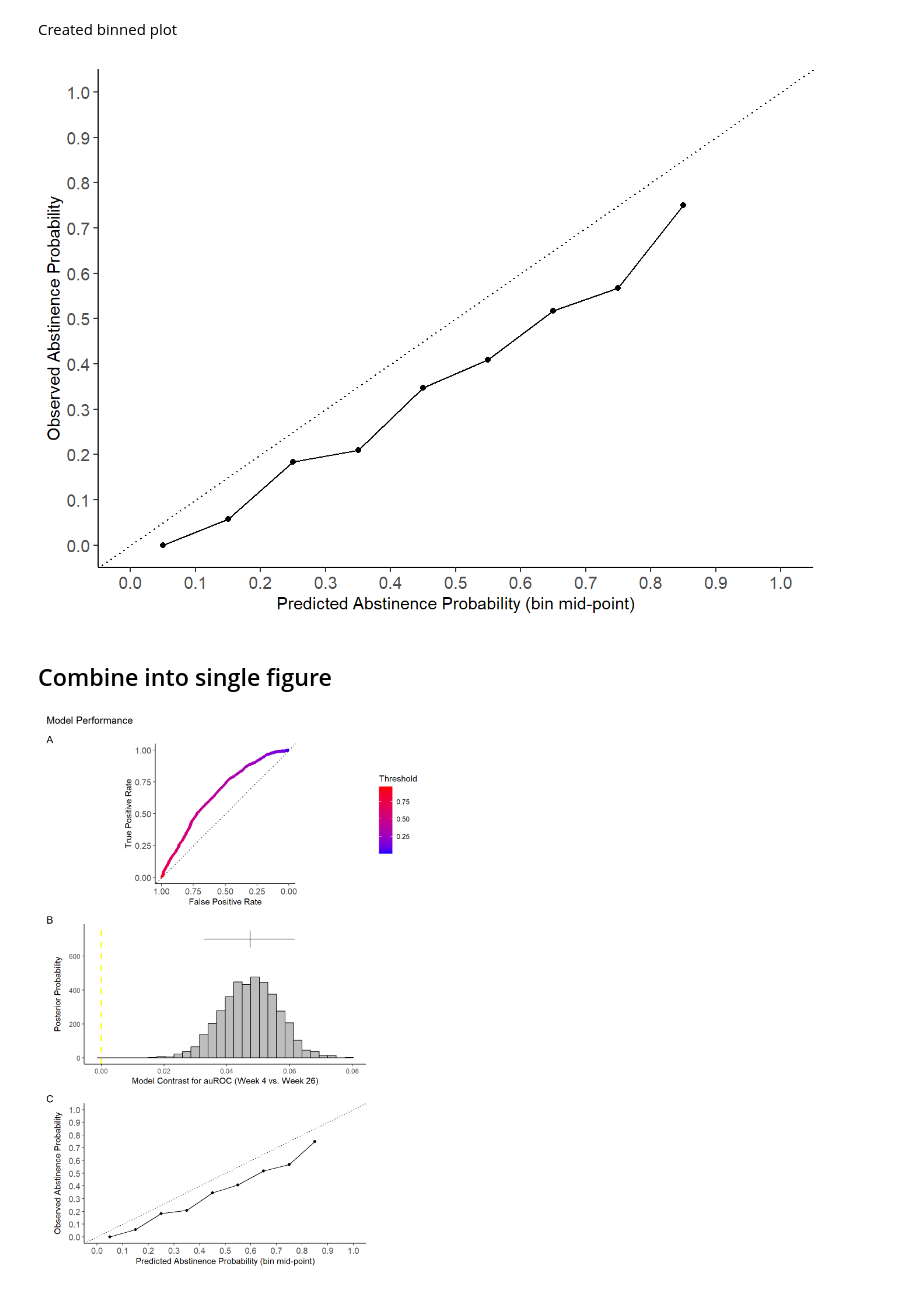
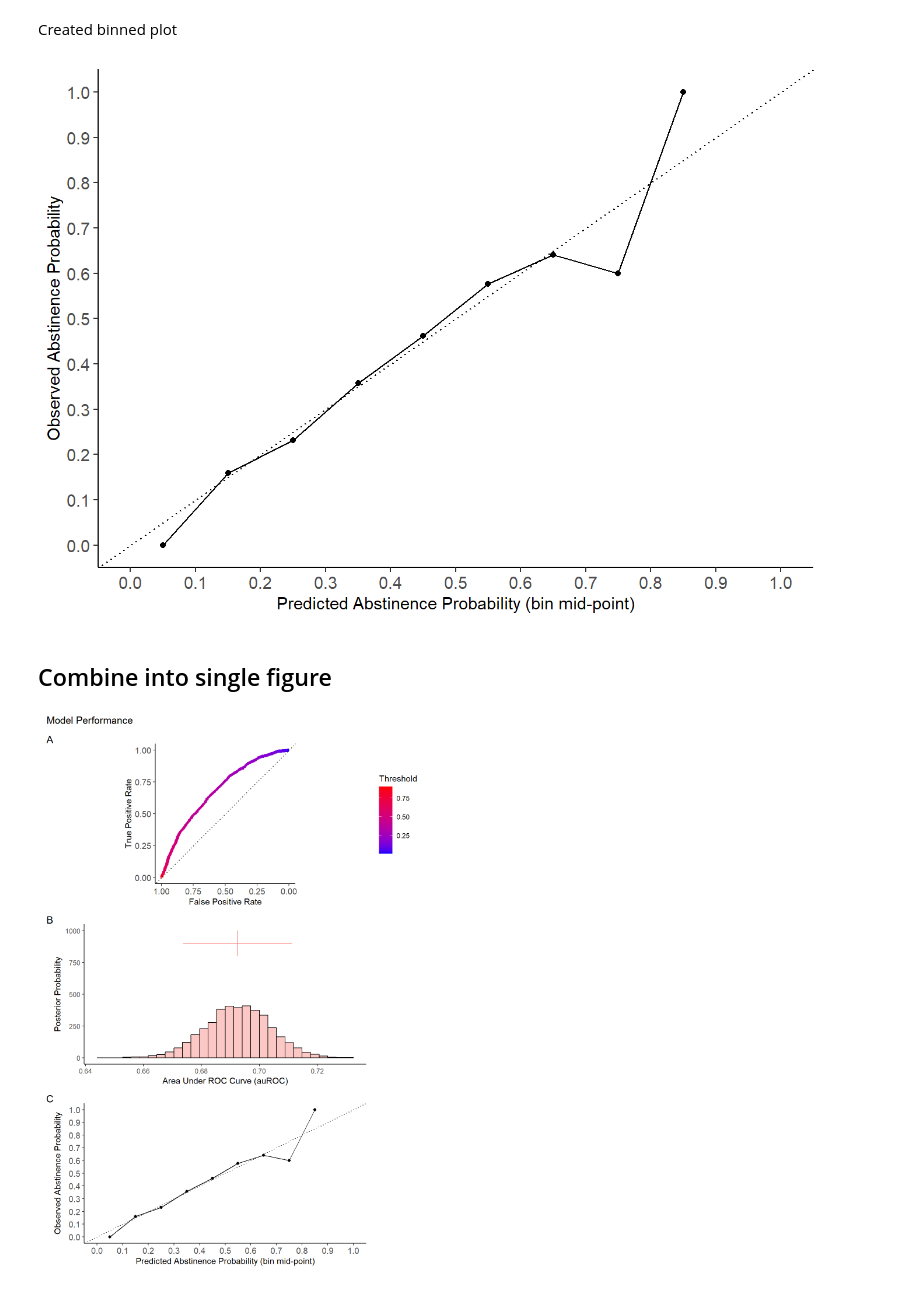
Before and after one commit to jjcurtin/study_match, a Jupyter notebook: notebooks/mak_fig_1.embed.ipynb, the cells around one changed output. Cells and saved outputs as stored; diff of their text form; code cells hidden in the pictures.

```diff
--- a/notebooks/mak_fig_1.embed.ipynb
+++ b/notebooks/mak_fig_1.embed.ipynb
@@ -31,7 +31,7 @@ Can review online docs for
 ### Set Up Environment
 # %%
 study <- "match"
-version <- "v5"
+version <- "v6"
 cv <- "nested"
 # %% [markdown]
 Packages for script ::: {.cell}
@@ -487,0 +548,3 @@ Create plot
+# %%
+pp <- read_rds(file.path("P:/studydata/match/models/",
+                         str_c("posteriors_", version, "_nested.rds")))
@@ -487,0 +553,4 @@ Create plot
+# %%
+pp_tidy <- pp |>
+  tidy(seed = 123) |>
+  glimpse()
@@ -488,24 +564,24 @@ Create plot
 # %%
 #| label: fig-pp-wk4
-#| fig-cap: "Posterior Probabilities Distribution"
+#| fig-cap: "Posterior Probability Distribution"
 
 fig_pp <- pp_tidy |>
-  mutate(model = factor(model,
-                        levels = "roc_auc",
-                        labels = "Week 4")) |>
+  mutate(model = factor(model, levels = c("week_4", "week_12", "week_26"),
+                        labels = c("Week 4", "Week 12", "Week 26"))) |>
+  filter(model == "Week 4") |>
   ggplot() +
-  geom_histogram(aes(x = posterior, fill = model),
-                 color = "black", alpha = .4,
+  geom_histogram(aes(x = posterior, fill = model), color = "black", alpha = .4,
                  bins = 30) +
-  geom_segment(mapping = aes(y = y + 100, yend = y - 100,
-                             x = mean, xend = mean,
+  geom_segment(mapping = aes(y = y, yend = y - 200, x = mean, xend = mean,
                              color = model),
-               data = ci_week4) +
-  geom_segment(mapping = aes(y = y, yend = y,
-                             x = lower, xend = upper,
-                             color = model),
-               data = ci_week4) +
-  scale_y_continuous("Posterior Probability",
-                     breaks = c(0, 250, 500, 750)) +
-  xlab("Area Under ROC Curve") +
+               data = ci) +
+  geom_segment(mapping = aes(y = y - 100, yend = y - 100,
+                             x = lower, xend = upper, color = model),
+               data = ci) +
+  scale_y_continuous("Posterior Probability") +
+  labs(
+    x = "Area Under ROC Curve (auROC)",
+  ) +
   theme(legend.position = "none")
+
+fig_pp
@@ -594,34 +647,34 @@ fig_cal_bins <- d_cal |>
   mutate(bins = as.numeric(bins),
          midpoints = bin_width/2 + bin_width * (bins - 1))  |>
   ggplot(data = _, aes(x = midpoints, y = mean_abstinent)) +
-    geom_abline(slope = 1, intercept = 0, linetype = "dotted") +
-    geom_line() +
-    geom_point() +
-    xlab("Predicted Abstinence Probability (bin mid-point)") +
-    ylab("Observed Abstinence Probability") +
-    scale_x_continuous(breaks = seq(0, 1, bin_width),
-                       limits = c(0, 1)) +
-    scale_y_continuous(breaks = seq(0, 1, bin_width),
-                       limits = c(0, 1)) +
+  geom_abline(slope = 1, intercept = 0, linetype = "dotted") +
+  geom_line() +
+  geom_point() +
+  xlab("Predicted Abstinence Probability (bin mid-point)") +
+  ylab("Observed Abstinence Probability") +
+  scale_x_continuous(breaks = seq(0, 1, bin_width),
+                     limits = c(0, 1)) +
+  scale_y_continuous(breaks = seq(0, 1, bin_width),
+                     limits = c(0, 1)) +
   theme(axis.text = element_text(size = rel(1)),
         axis.title = element_text(size = rel(1)))
 
 fig_cal_bins
 # %% [output]
-[figure, old version]
+[figure, new version]
 # %% [markdown]
 ## Combine into single figure
 # %%
 #| label: fig-combined
 #| fig-height: 10
-#| fig-cap: "Gaylen"
+#| fig-cap: "Model performance for prediction model. A) ROC curve plotted across all values of sensitivity (true positive rate) and specificity (1 - false positive rate). Dotted line indicates chance performance. B) Posterior probability distribution for the auROC. Histogram represents posterior probability distribution. Horizontal line displays 95% Bayesian credible interval. C) Model calibration between predicted probabilities and observed values. Predicted probabilities obtained via leave-one-out cross-validation for each participant for their RCT-assigned treatment. Dotted line indicates perfect calibration."
 
-patchwork <- fig_roc + fig_contrasts + fig_cal_bins
+patchwork <- fig_roc + fig_pp + fig_cal_bins
 
 patchwork + plot_annotation(
   title = "Model Performance",
   tag_levels = c("A", "B", "C")
 ) +
   plot_layout(ncol = 1, heights = unit(c(2.5,2.5,2.5), 'in'))
 # %% [output]
-[figure, old version]
+[figure, new version]
```
Also changed, not shown: parts of 28 cells of this notebook, 45 other files.
